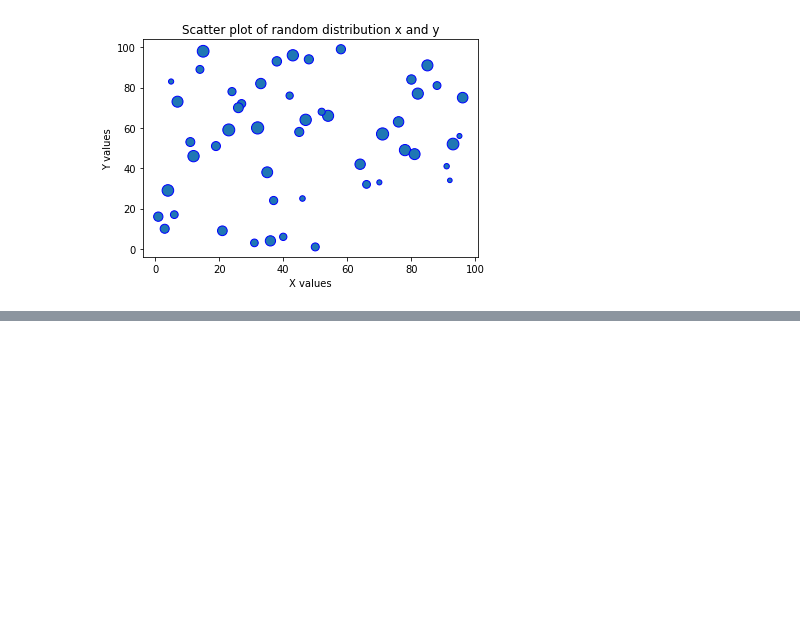
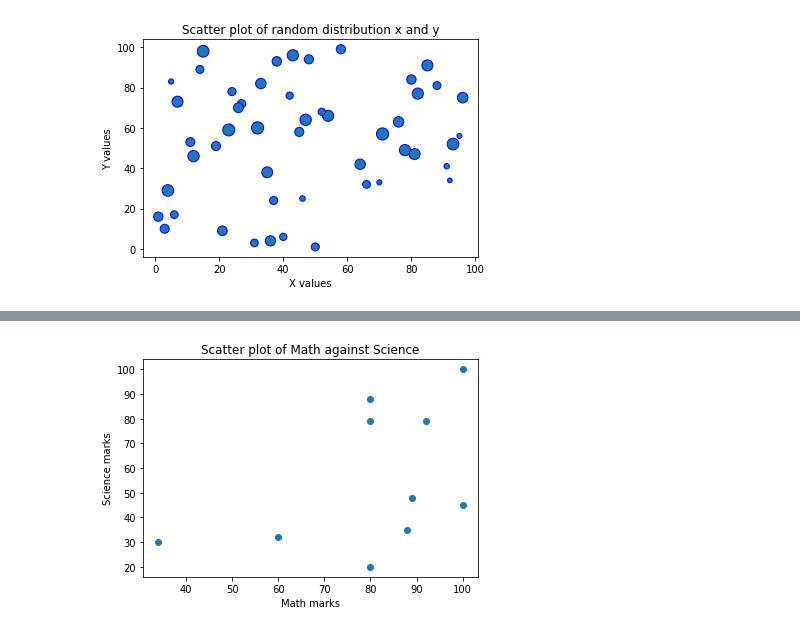
Before and after one commit to NishanthRajkumar/Python-Libraries, a Jupyter notebook: matplotlib_programs/matplotlib_scatter.ipynb, the cells around one changed output, grey strips where cells are left out. Cells and saved outputs as stored; diff of their text form; code cells hidden in the pictures; blank space fills up the shorter version.

Commit message:
feat: scatter plot of math v science

```diff
--- a/matplotlib_programs/matplotlib_scatter.ipynb
+++ b/matplotlib_programs/matplotlib_scatter.ipynb
@@ -60,0 +68,13 @@ plt.show()
+# %%
+# create list of the given 10 students marks
+math_marks = [88, 92, 80, 89, 100, 80, 60, 100, 80, 34]
+science_marks = [35, 79, 79, 48, 100, 88, 32, 45, 20, 30]
+
+# plot scatter plot of the 10 students
+plt.scatter(math_marks, science_marks)
+plt.xlabel('Math marks')
+plt.ylabel('Science marks')
+plt.title('Scatter plot of Math against Science')
+plt.show()
+# %% [output]
+[figure, added]
```
Also changed, not shown: parts of 1 cell of this notebook.
